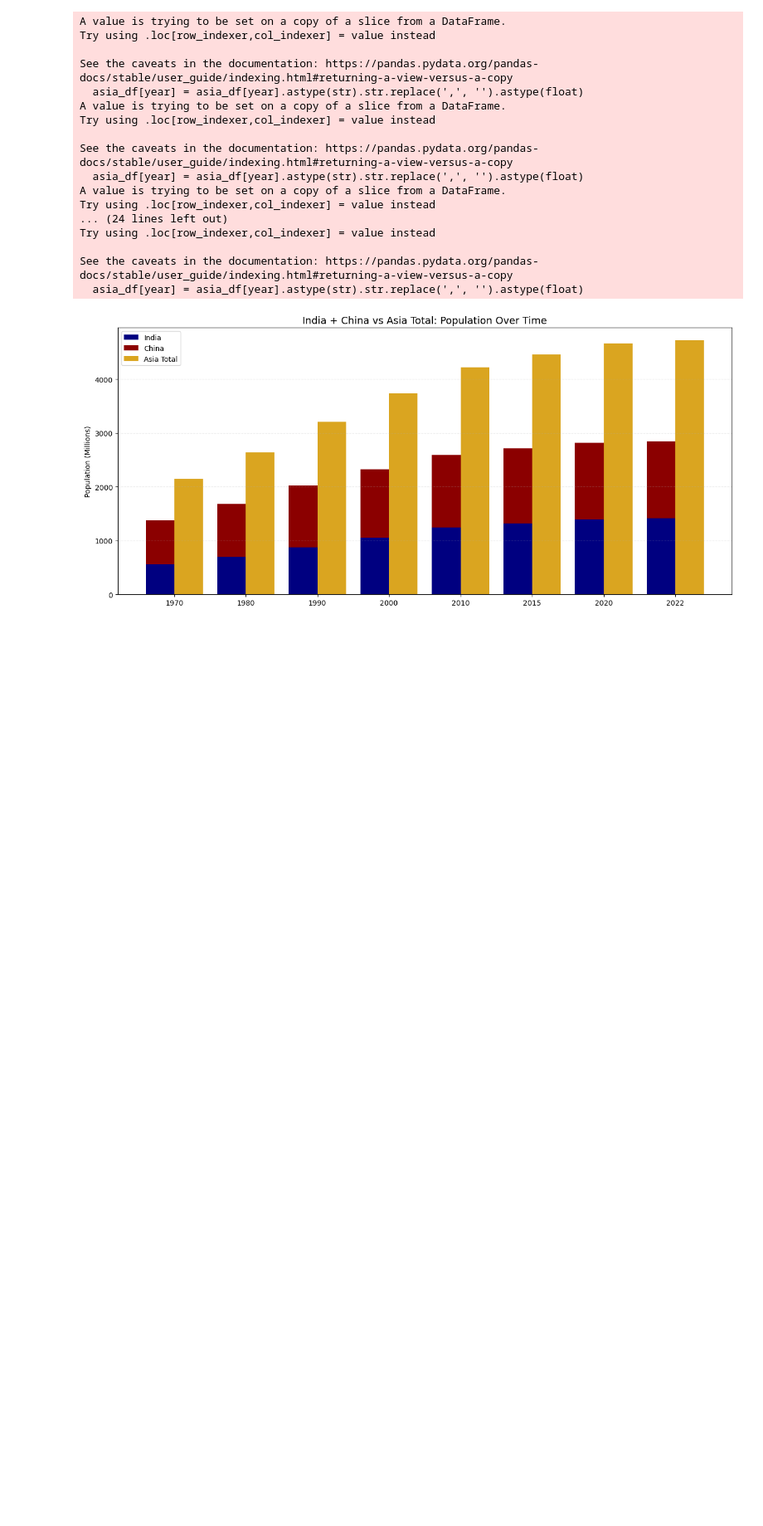
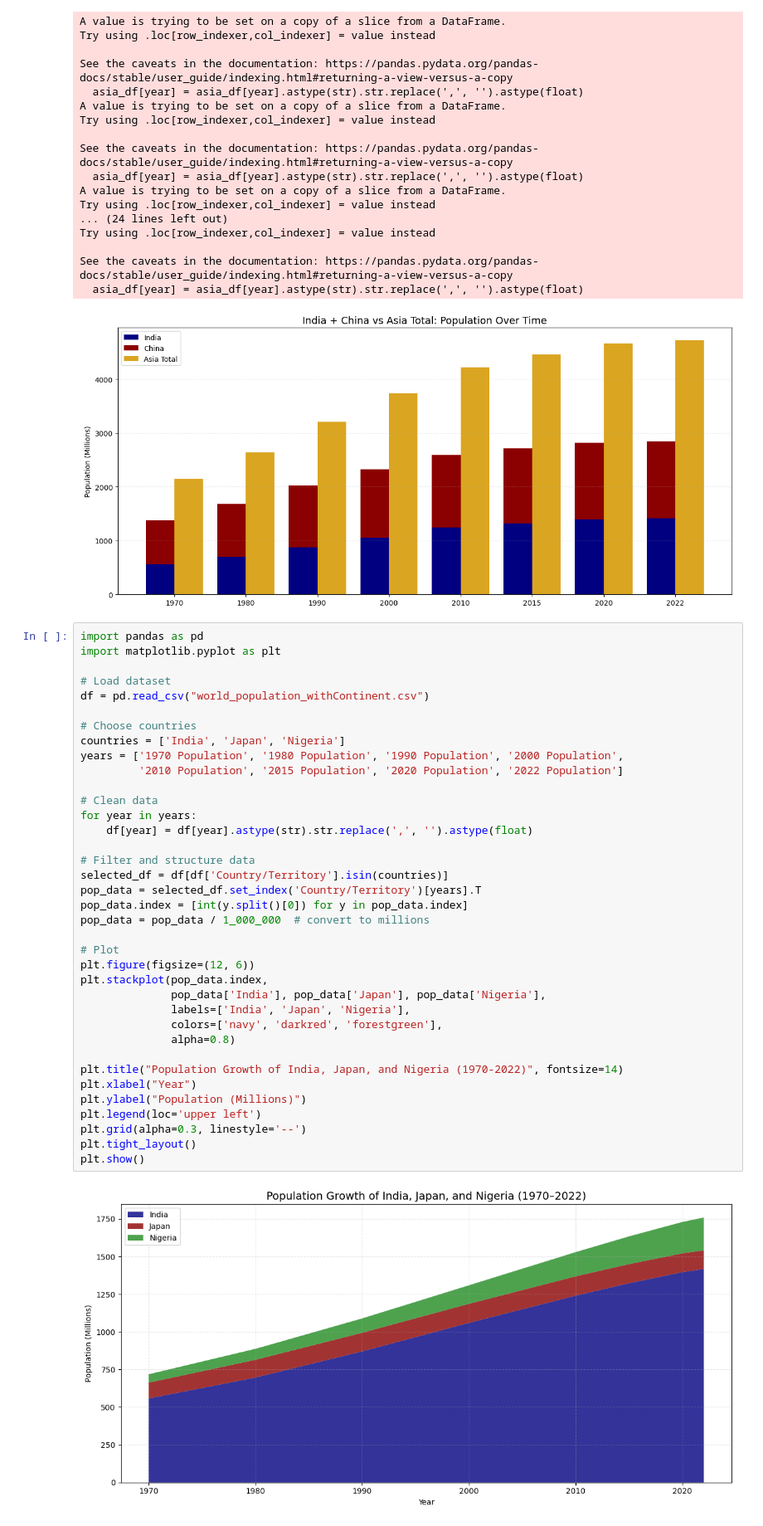
Before and after one commit to a-anuj/Data-Visualization, a Jupyter notebook: Case study/review1.ipynb, the cells around one changed output. Shown at 83% size. Cells and saved outputs as stored; diff of their text form; blank space fills up the shorter version.

Commit message:
added stacked area chart to view the population between git status

```diff
--- a/Case study/review1.ipynb
+++ b/Case study/review1.ipynb
@@ -259,3 +259,42 @@ Try using .loc[row_indexer,col_indexer] = value instead
 See the caveats in the documentation: https://pandas.pydata.org/pandas-docs/stable/user_guide/indexing.html#returning-a-view-versus-a-copy
   asia_df[year] = asia_df[year].astype(str).str.replace(',', '').astype(float)
 [figure]
+# %%
+import pandas as pd
+import matplotlib.pyplot as plt
+
+# Load dataset
+df = pd.read_csv("world_population_withContinent.csv")
+
+# Choose countries
+countries = ['India', 'Japan', 'Nigeria']
+years = ['1970 Population', '1980 Population', '1990 Population', '2000 Population',
+         '2010 Population', '2015 Population', '2020 Population', '2022 Population']
+
+# Clean data
+for year in years:
+    df[year] = df[year].astype(str).str.replace(',', '').astype(float)
+
+# Filter and structure data
+selected_df = df[df['Country/Territory'].isin(countries)]
+pop_data = selected_df.set_index('Country/Territory')[years].T
+pop_data.index = [int(y.split()[0]) for y in pop_data.index]
+pop_data = pop_data / 1_000_000  # convert to millions
+
+# Plot
+plt.figure(figsize=(12, 6))
+plt.stackplot(pop_data.index,
+              pop_data['India'], pop_data['Japan'], pop_data['Nigeria'],
+              labels=['India', 'Japan', 'Nigeria'],
+              colors=['navy', 'darkred', 'forestgreen'],
+              alpha=0.8)
+
+plt.title("Population Growth of India, Japan, and Nigeria (1970-2022)", fontsize=14)
+plt.xlabel("Year")
+plt.ylabel("Population (Millions)")
+plt.legend(loc='upper left')
+plt.grid(alpha=0.3, linestyle='--')
+plt.tight_layout()
+plt.show()
+# %% [output]
+[figure, added]
```
